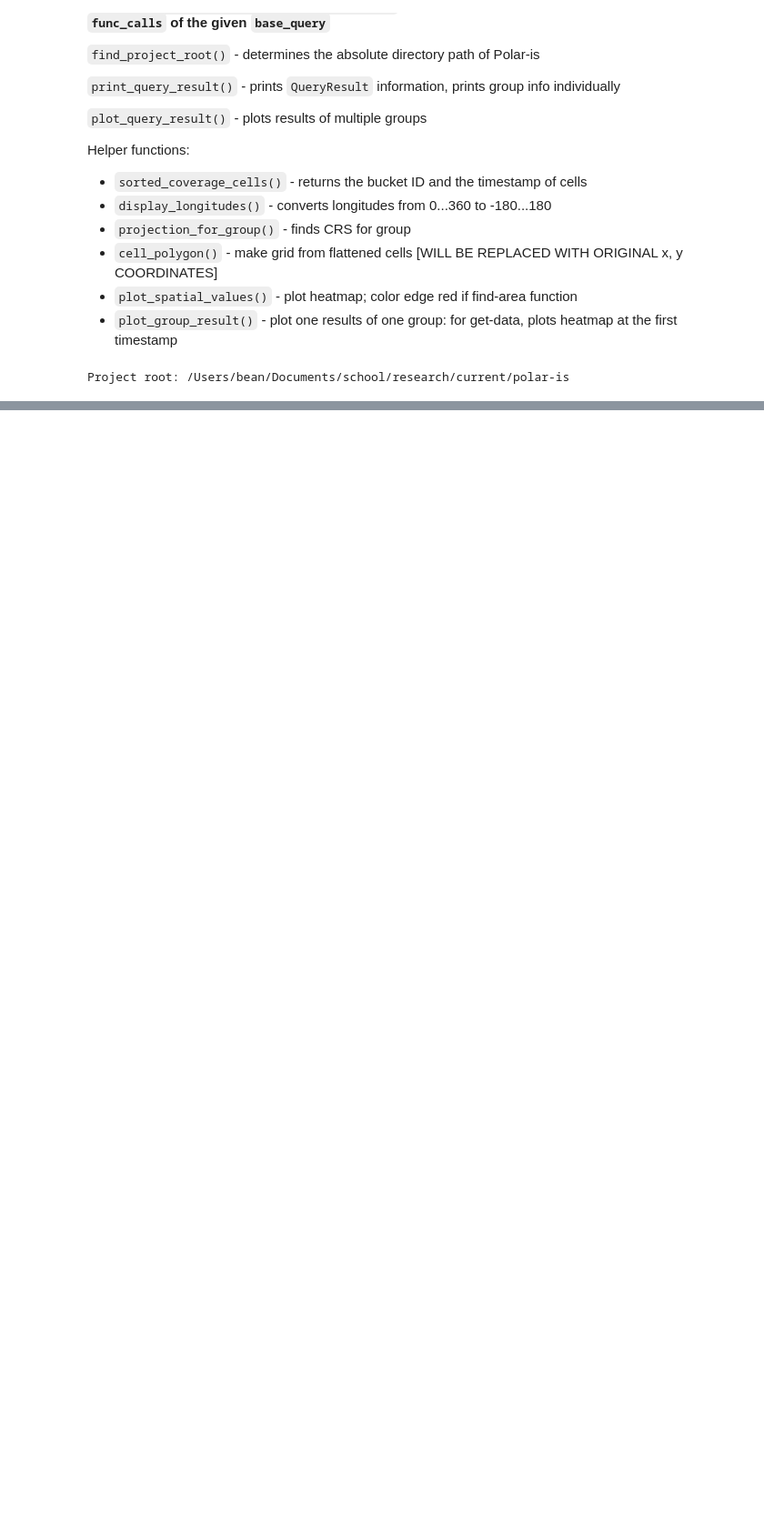
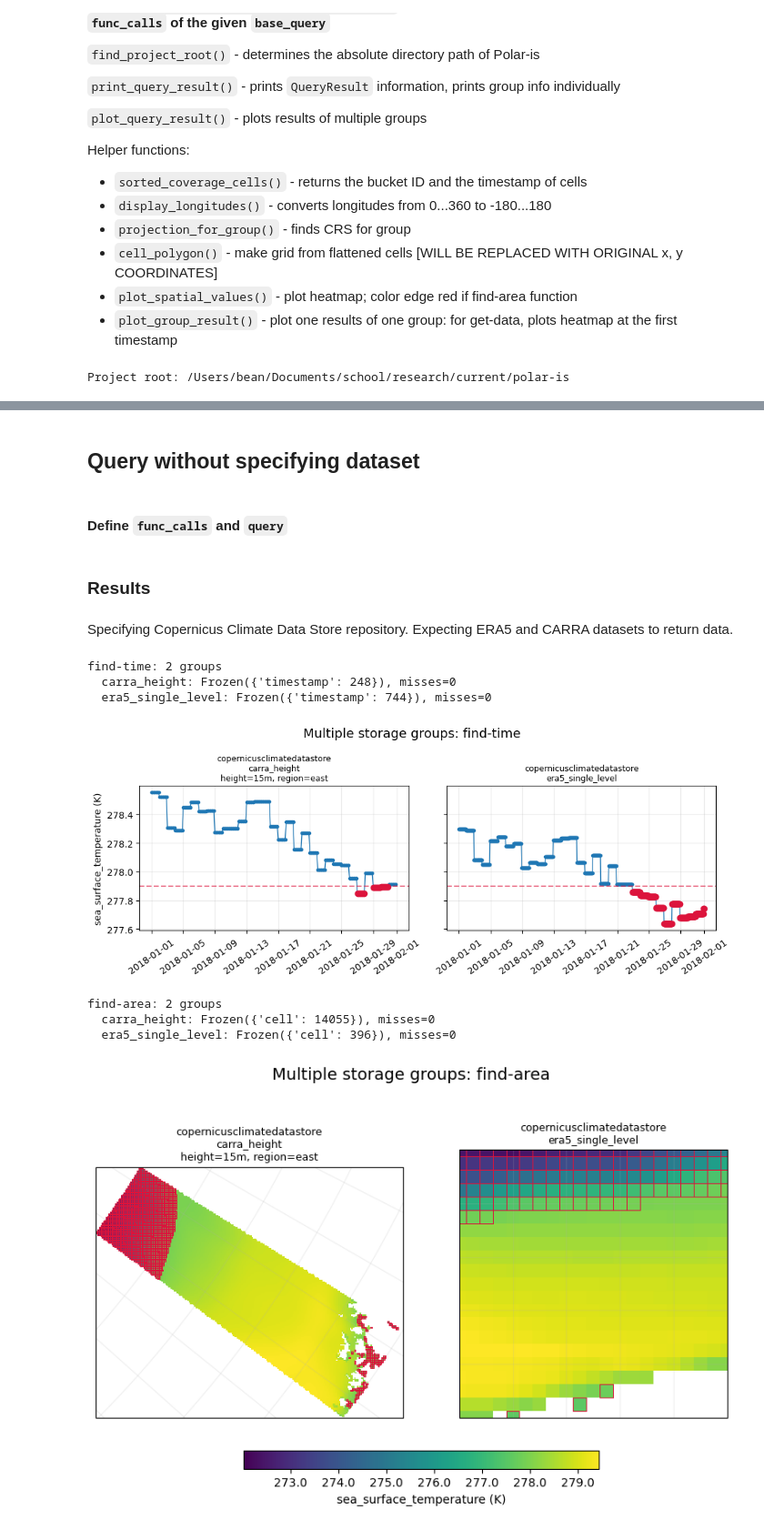
Before and after one commit to ana-e-uk/polar-is, a Jupyter notebook: storage/query_data/query_executor_demo.ipynb, the cells around one changed output, grey strips where cells are left out. Shown at 91% size. Cells and saved outputs as stored; diff of their text form; code cells hidden in the pictures; blank space fills up the shorter version.

```diff
--- a/storage/query_data/query_executor_demo.ipynb
+++ b/storage/query_data/query_executor_demo.ipynb
@@ -347,0 +734,56 @@ ALL_MISSES = {
+# %% [markdown]
+## Query without specifying dataset
+# %% [markdown]
+#### Define `func_calls` and `query`
+# %%
+FILTER_VAL_TIME = 277.9
+FILTER_VAL_SPACE = 277.9
+
+PREDICATE_TIME = 'le'
+PREDICATE_SPACE = 'le'
+
+FUNCTION_CALLS = (
+    # ('get-data', {}),
+    # ('timeseries', {}),
+    # ('heatmap', {}),
+    ('find-time', {'predicate': PREDICATE_TIME, 'filter_value': FILTER_VAL_TIME}),
+    ('find-area', {'predicate': PREDICATE_SPACE, 'filter_value': FILTER_VAL_SPACE}),
+)
+
+COMMON_QUERY = {
+    'variable': 'sea_surface_temperature',
+    'time_start': '2018-01',
+    'time_end': '2018-01',
+    'coarseness_factor': 1,
+    'time_unit': 'Day',
+    'aggregation_method': 'mean',
+}
+
+# Parameters listed after **COMMON_QUERY will replace COMMON_QUERY value
+REPO_SPECIFIED = {
+    **COMMON_QUERY,
+    'region': {'west': 20.0, 'east': 25.0, 'south': 70.0, 'north': 75.0},
+    'repository': 'copernicusclimatedatastore',
+    'time_unit': 'Source',
+}
+
+NO_REPO_SPECIFIED = {
+    **COMMON_QUERY,
+    'region': {'west': 20.0, 'east': 25.0, 'south': 70.0, 'north': 75.0},
+    'time_unit': 'Source',
+}
+# %% [markdown]
+### Results
+# %% [markdown]
+Specifying Copernicus Climate Data Store repository. Expecting ERA5 and CARRA datasets to return data.
+# %%
+repo_specified = run_multigroup_scenario(REPO_SPECIFIED, FUNCTION_CALLS)
+# %% [output]
+find-time: 2 groups
+  carra_height: Frozen({'timestamp': 248}), misses=0
+  era5_single_level: Frozen({'timestamp': 744}), misses=0
+[figure, added]
+find-area: 2 groups
+  carra_height: Frozen({'cell': 14055}), misses=0
+  era5_single_level: Frozen({'cell': 396}), misses=0
+[figure, added]
```
Also changed, not shown: parts of 20 cells of this notebook.
